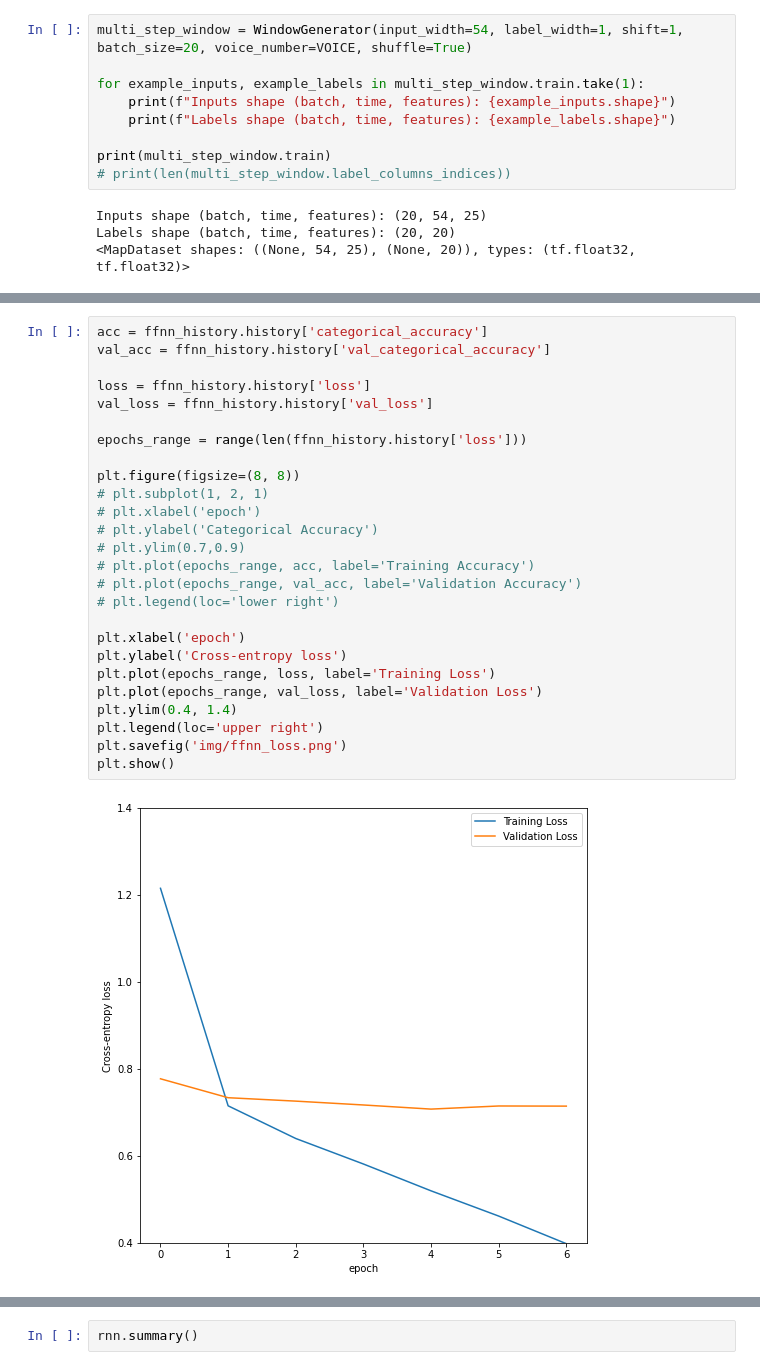
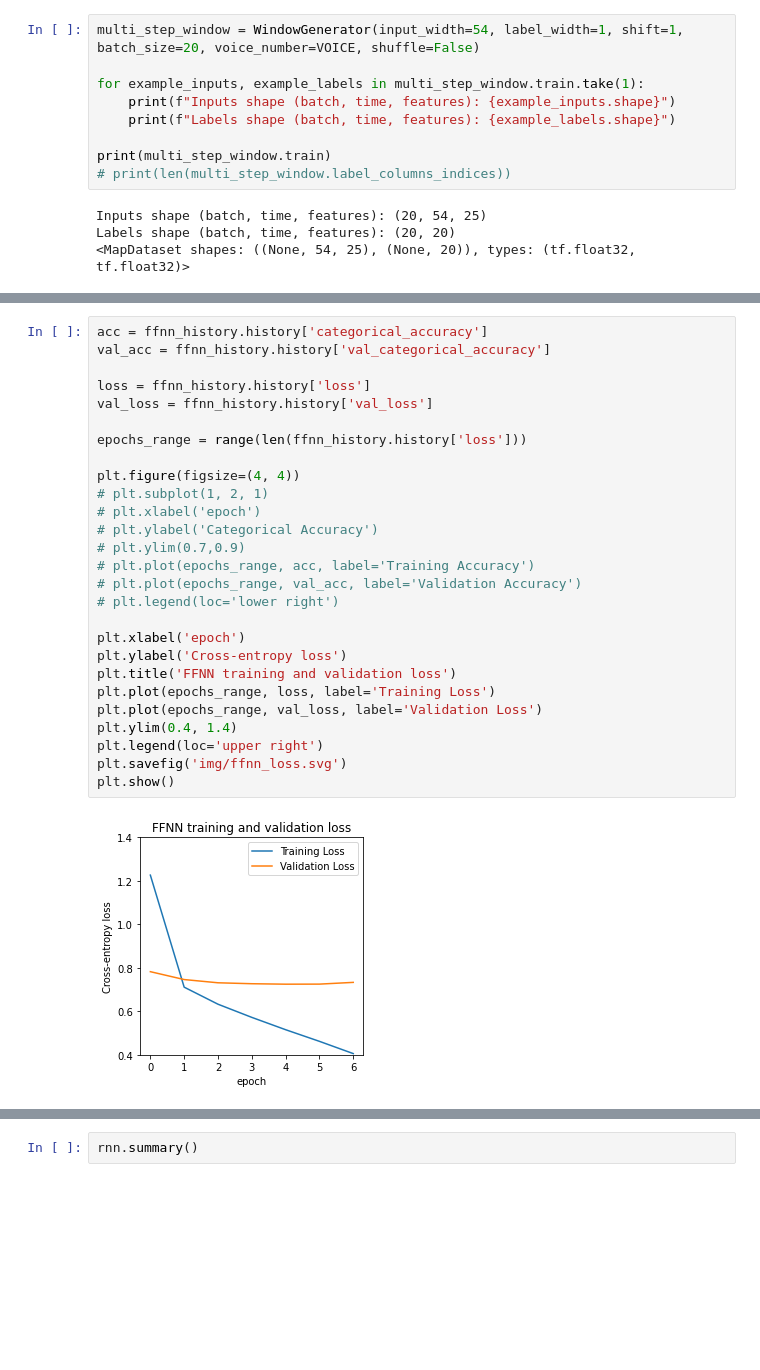
Before and after one commit to Daankrol/Completing-Bach-ML, a Jupyter notebook: linear_model.ipynb, the cells around one changed output, grey strips where cells are left out. Saved outputs shown, nothing was run; the diff lists cells and outputs as text; blank space fills up the shorter version.

Commit message:
new plots

```diff
--- a/linear_model.ipynb
+++ b/linear_model.ipynb
@@ -27,7 +27,7 @@ def compile_and_fit(model, window, patience=2, verbose=0):
                         verbose=verbose)
     return history
 # %%
-multi_step_window = WindowGenerator(input_width=54, label_width=1, shift=1, batch_size=20, voice_number=VOICE, shuffle=True)
+multi_step_window = WindowGenerator(input_width=54, label_width=1, shift=1, batch_size=20, voice_number=VOICE, shuffle=False)
 
 for example_inputs, example_labels in multi_step_window.train.take(1):
     print(f"Inputs shape (batch, time, features): {example_inputs.shape}")
@@ -85,31 +79,32 @@ Evaluate
 # %%
 acc = ffnn_history.history['categorical_accuracy']
 val_acc = ffnn_history.history['val_categorical_accuracy']
 
 loss = ffnn_history.history['loss']
 val_loss = ffnn_history.history['val_loss']
 
 epochs_range = range(len(ffnn_history.history['loss']))
 
-plt.figure(figsize=(8, 8))
+plt.figure(figsize=(4, 4))
 # plt.subplot(1, 2, 1)
 # plt.xlabel('epoch')
 # plt.ylabel('Categorical Accuracy')
 # plt.ylim(0.7,0.9)
 # plt.plot(epochs_range, acc, label='Training Accuracy')
 # plt.plot(epochs_range, val_acc, label='Validation Accuracy')
 # plt.legend(loc='lower right')
 
 plt.xlabel('epoch')
 plt.ylabel('Cross-entropy loss')
+plt.title('FFNN training and validation loss')
 plt.plot(epochs_range, loss, label='Training Loss')
 plt.plot(epochs_range, val_loss, label='Validation Loss')
 plt.ylim(0.4, 1.4)
 plt.legend(loc='upper right')
-plt.savefig('img/ffnn_loss.png')
+plt.savefig('img/ffnn_loss.svg')
 plt.show()
 # %% [output]
-[figure, old version]
+[figure, new version]
 # %%
 n_output_nodes = len(multi_step_window.label_columns_indices)
 
```
Also changed, not shown: parts of 3 cells of this notebook, 3 other files.
